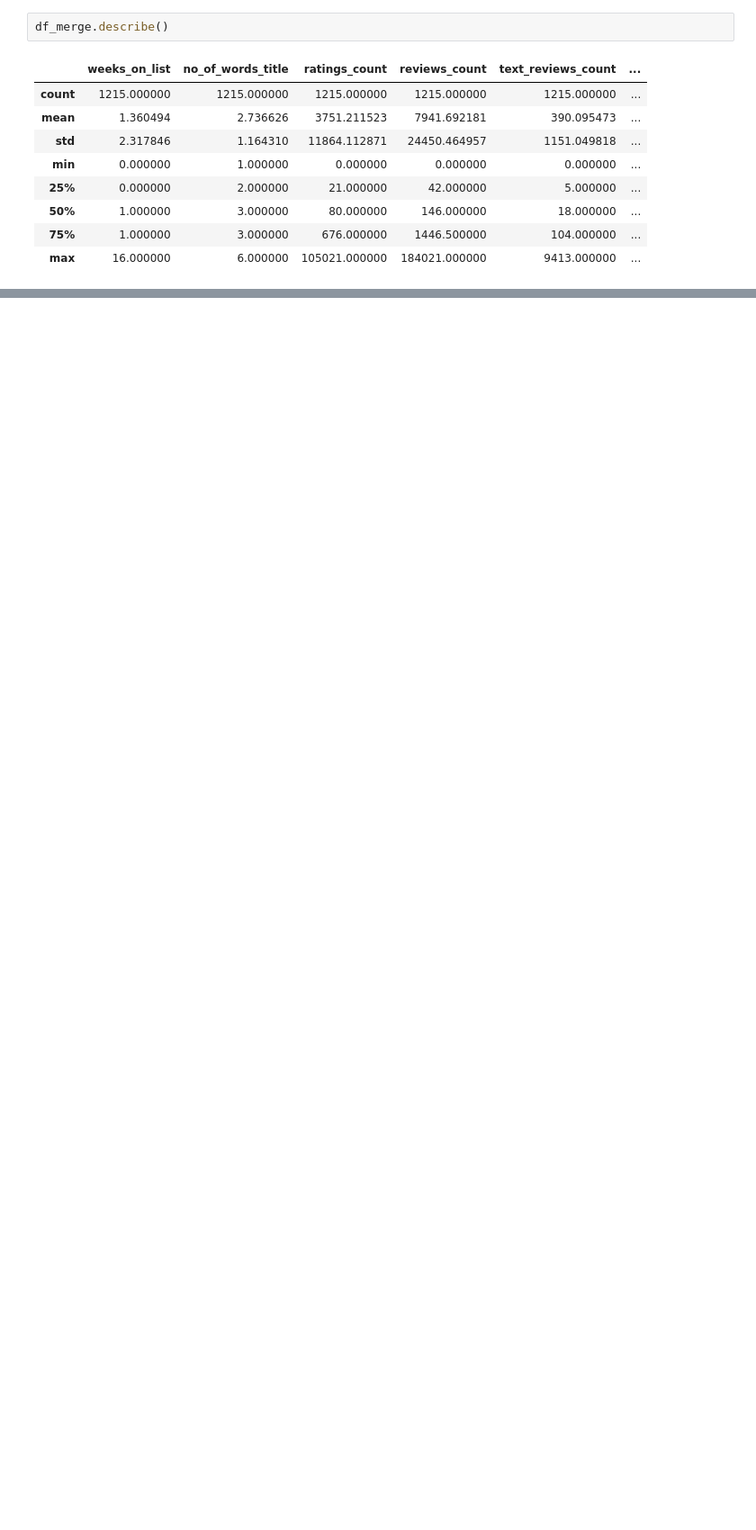
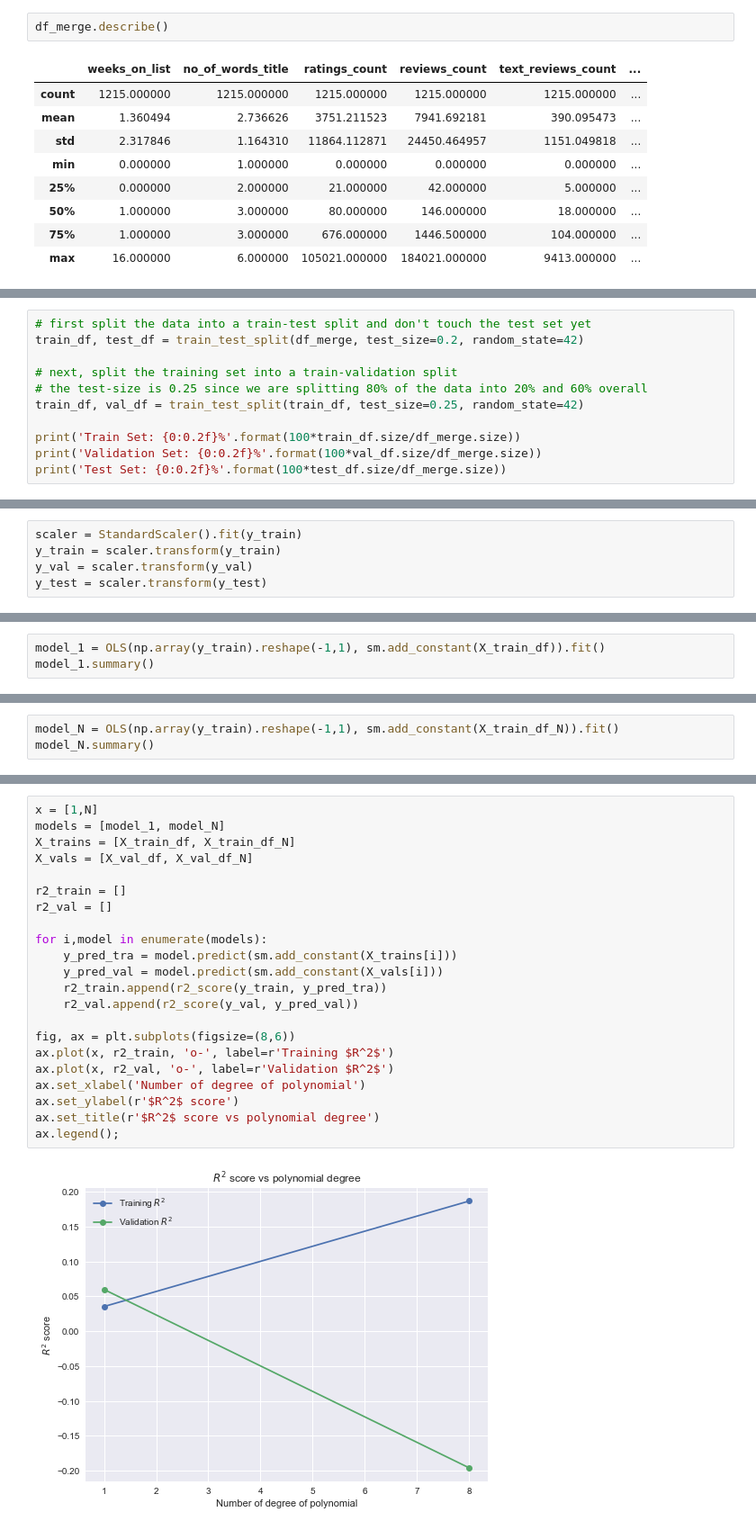
Before and after one commit to linhmai19/capstone_project, a Jupyter notebook: eda_modeling.ipynb, the cells around one changed output, grey strips where cells are left out. Shown: that part at 90% size. Saved outputs shown, nothing was run; the diff lists cells and outputs as text; blank space fills up the shorter version.

```diff
--- a/eda_modeling.ipynb
+++ b/eda_modeling.ipynb
@@ -503,0 +485,11 @@ df_merge.describe()
+# %%
+# first split the data into a train-test split and don't touch the test set yet
+train_df, test_df = train_test_split(df_merge, test_size=0.2, random_state=42)
+
+# next, split the training set into a train-validation split
+# the test-size is 0.25 since we are splitting 80% of the data into 20% and 60% overall
+train_df, val_df = train_test_split(train_df, test_size=0.25, random_state=42)
+
+print('Train Set: {0:0.2f}%'.format(100*train_df.size/df_merge.size))
+print('Validation Set: {0:0.2f}%'.format(100*val_df.size/df_merge.size))
+print('Test Set: {0:0.2f}%'.format(100*test_df.size/df_merge.size))
@@ -503,0 +569,5 @@ df_merge.describe()
+# %%
+scaler = StandardScaler().fit(y_train)
+y_train = scaler.transform(y_train)
+y_val = scaler.transform(y_val)
+y_test = scaler.transform(y_test)
@@ -503,0 +576,3 @@ df_merge.describe()
+# %%
+model_1 = OLS(np.array(y_train).reshape(-1,1), sm.add_constant(X_train_df)).fit()
+model_1.summary()
@@ -503,0 +641,3 @@ df_merge.describe()
+# %%
+model_N = OLS(np.array(y_train).reshape(-1,1), sm.add_constant(X_train_df_N)).fit()
+model_N.summary()
@@ -503,0 +683,24 @@ df_merge.describe()
+# %%
+x = [1,N]
+models = [model_1, model_N]
+X_trains = [X_train_df, X_train_df_N]
+X_vals = [X_val_df, X_val_df_N]
+
+r2_train = []
+r2_val = []
+
+for i,model in enumerate(models):
+    y_pred_tra = model.predict(sm.add_constant(X_trains[i]))
+    y_pred_val = model.predict(sm.add_constant(X_vals[i]))
+    r2_train.append(r2_score(y_train, y_pred_tra))
+    r2_val.append(r2_score(y_val, y_pred_val))
+
+fig, ax = plt.subplots(figsize=(8,6))
+ax.plot(x, r2_train, 'o-', label=r'Training $R^2$')
+ax.plot(x, r2_val, 'o-', label=r'Validation $R^2$')
+ax.set_xlabel('Number of degree of polynomial')
+ax.set_ylabel(r'$R^2$ score')
+ax.set_title(r'$R^2$ score vs polynomial degree')
+ax.legend();
+# %% [output]
+[figure, added]
```
Also changed, not shown: parts of 44 cells of this notebook, 3 other files.
